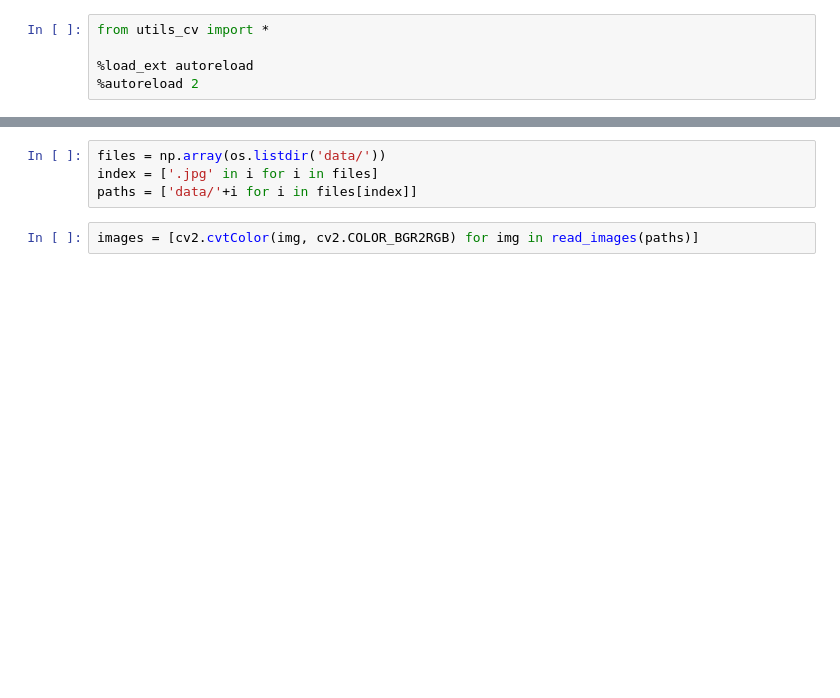
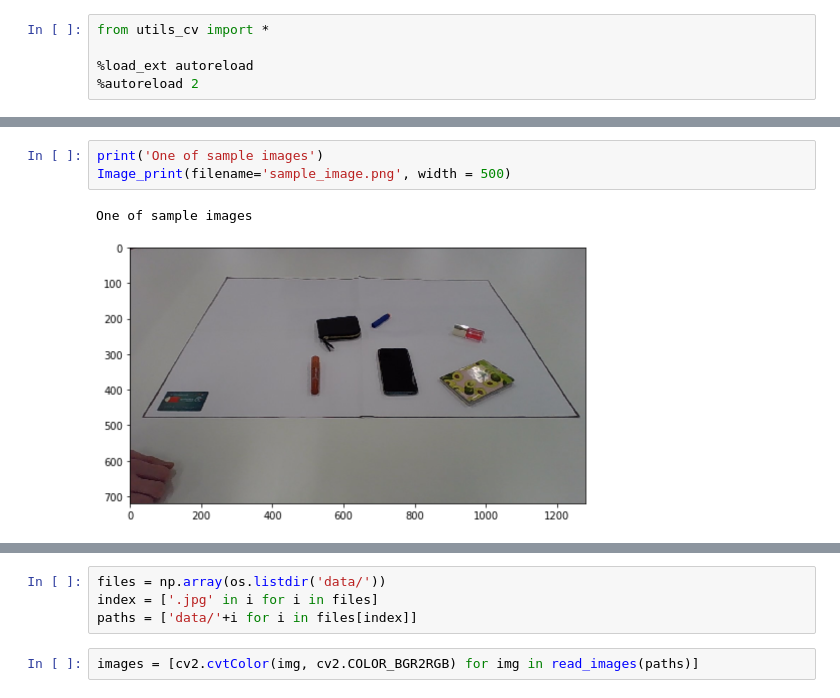
Before and after one commit to Anton-31-96/object-linear-size, a Jupyter notebook: project.ipynb, the cells around one changed output, grey strips where cells are left out. Saved outputs shown, nothing was run; the diff lists cells and outputs as text; blank space fills up the shorter version.

```diff
--- a/project.ipynb
+++ b/project.ipynb
@@ -33,0 +95,6 @@ from scipy.ndimage import distance_transform_edt
+# %%
+print('One of sample images')
+Image_print(filename='sample_image.png', width = 500)
+# %% [output]
+One of sample images
+[figure, added]
```
Also changed, not shown: parts of 38 cells of this notebook, 1 other file.
